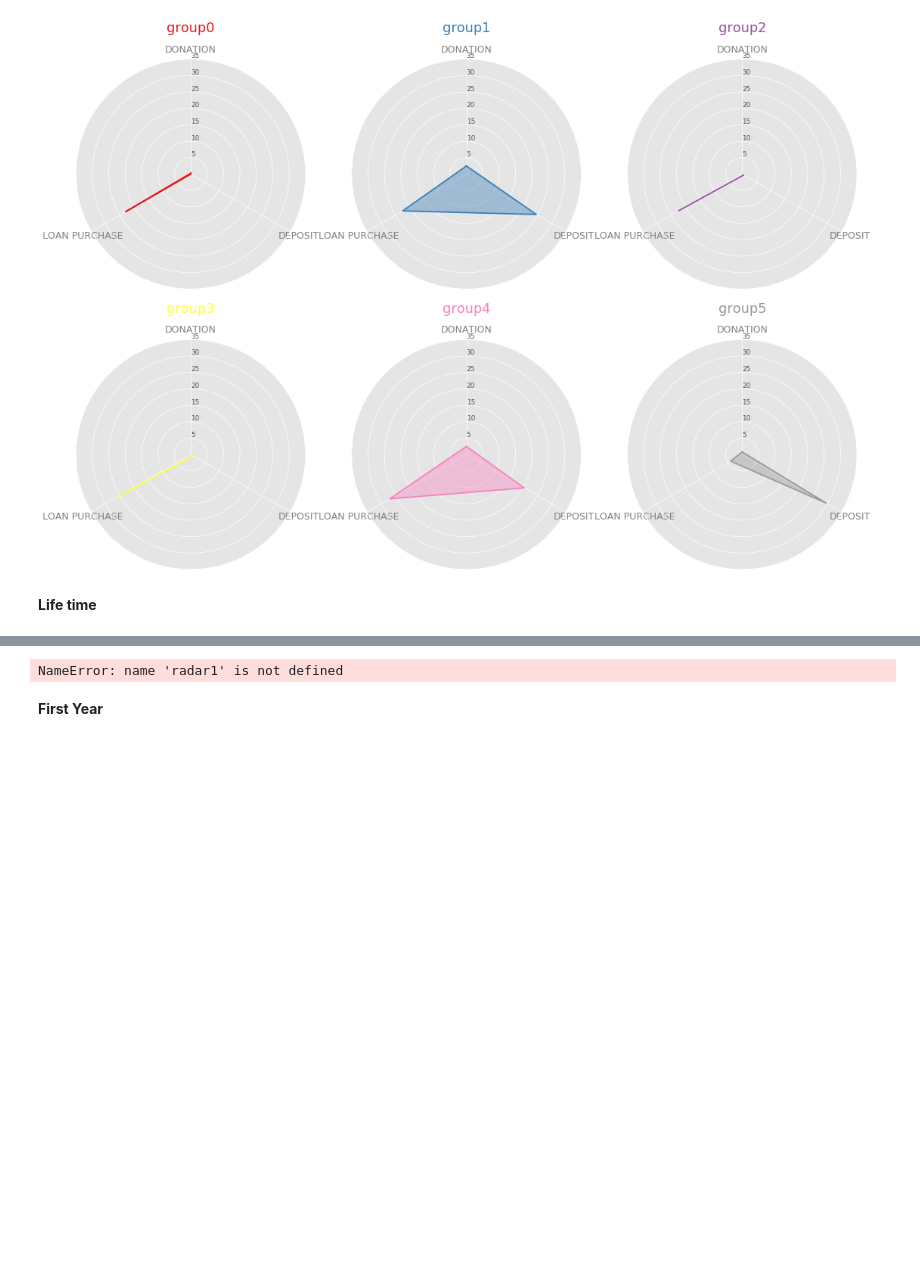
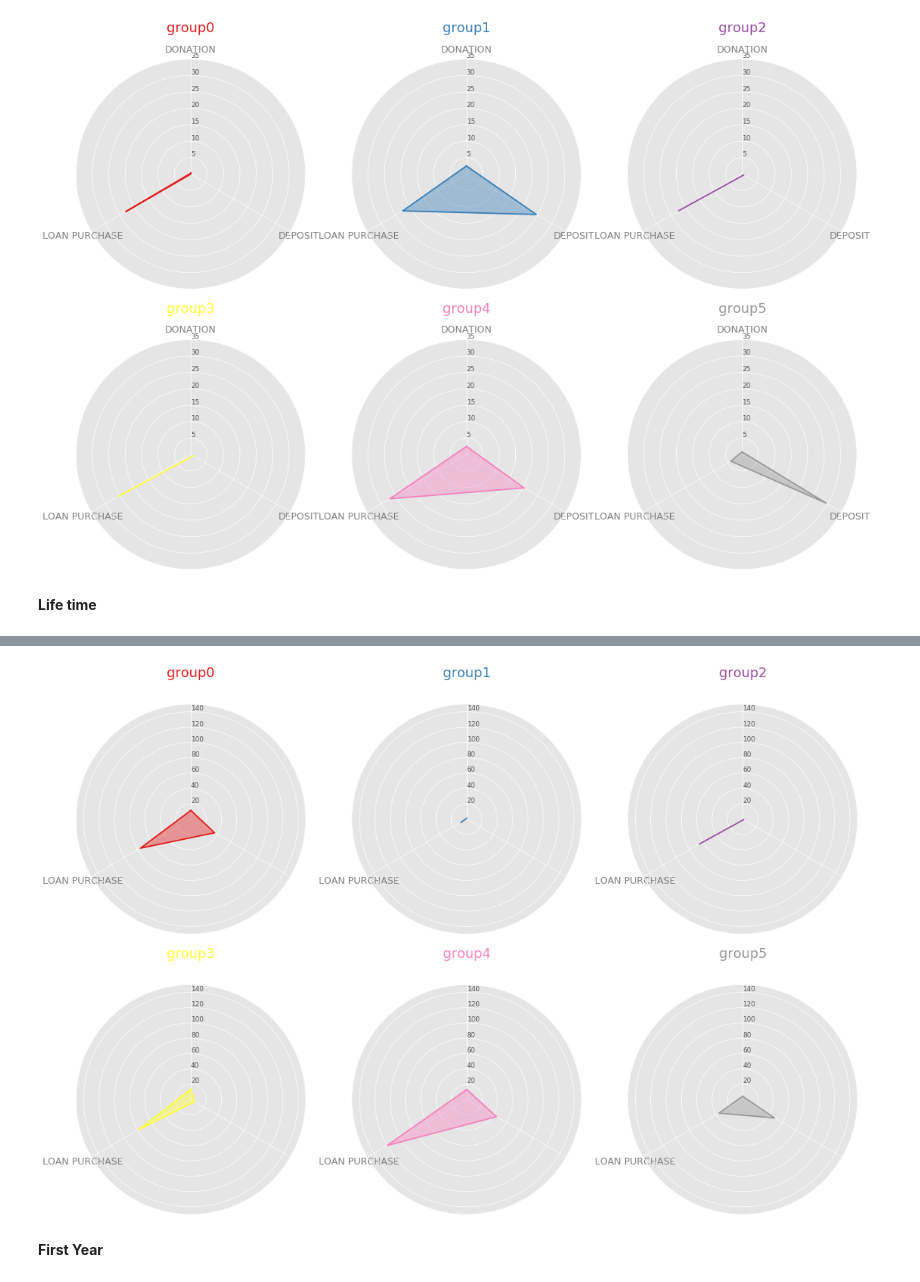
Before and after one commit to liyouzhang/Lender_Segmentations_Kiva, a Jupyter notebook: Full_Analysis_Walkthrough.ipynb, the cells around one changed output, grey strips where cells are left out. Cells and saved outputs as stored; diff of their text form; code cells hidden in the pictures; blank space fills up the shorter version.

```diff
--- a/Full_Analysis_Walkthrough.ipynb
+++ b/Full_Analysis_Walkthrough.ipynb
@@ -358,7 +356,7 @@ NameError: name 'center_person' is not defined
 # %%
-plot_radar(radar1,figname='lifetime',dpi=64,num_of_cat=True,ylim=(0,35))
+plot_radar(radar1,dpi=64,num_of_cat=True,ylim=(0,150))
 # %% [output]
-NameError: name 'radar1' is not defined
+[figure, added]
 # %% [markdown]
 **First Year**
 # %%
```
Also changed, not shown: parts of 6 cells of this notebook.
